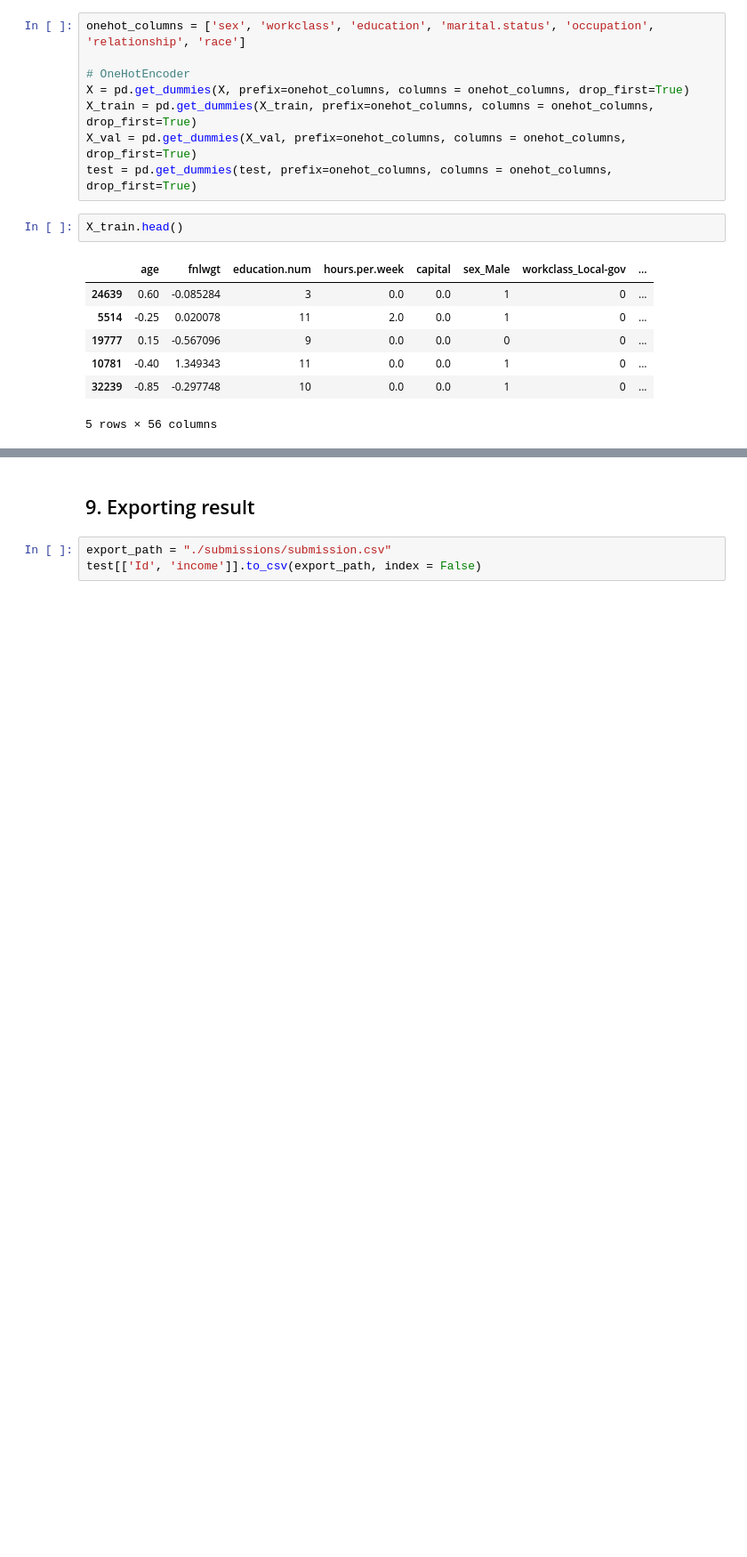
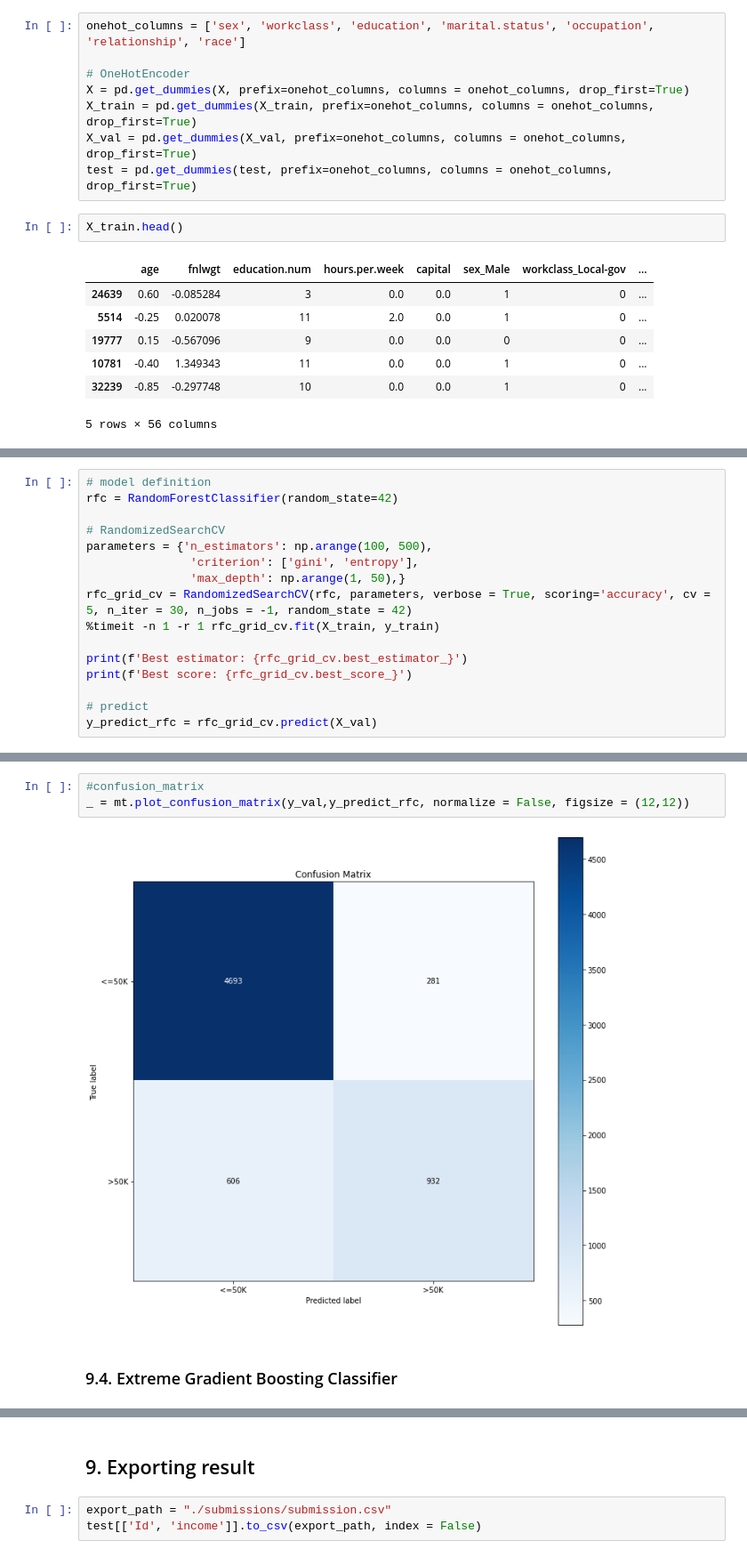
Before and after one commit to Lucas-Okamura/Adult-KNN, a Jupyter notebook: AdultProject.ipynb, the cells around one changed output, grey strips where cells are left out. Shown at 89% size. Cells and saved outputs as stored; diff of their text form; blank space fills up the shorter version.

```diff
--- a/AdultProject.ipynb
+++ b/AdultProject.ipynb
@@ -561,0 +568,16 @@ test.head()
+# %%
+# model definition
+rfc = RandomForestClassifier(random_state=42)
+
+# RandomizedSearchCV
+parameters = {'n_estimators': np.arange(100, 500),
+               'criterion': ['gini', 'entropy'],
+               'max_depth': np.arange(1, 50),}
+rfc_grid_cv = RandomizedSearchCV(rfc, parameters, verbose = True, scoring='accuracy', cv = 5, n_iter = 30, n_jobs = -1, random_state = 42)
+%timeit -n 1 -r 1 rfc_grid_cv.fit(X_train, y_train)
+
+print(f'Best estimator: {rfc_grid_cv.best_estimator_}')
+print(f'Best score: {rfc_grid_cv.best_score_}')
+
+# predict
+y_predict_rfc = rfc_grid_cv.predict(X_val)
@@ -561,0 +767,7 @@ test.head()
+# %%
+#confusion_matrix
+_ = mt.plot_confusion_matrix(y_val,y_predict_rfc, normalize = False, figsize = (12,12))
+# %% [output]
+[figure, added]
+# %% [markdown]
+### 9.4. Extreme Gradient Boosting Classifier
```
Also changed, not shown: parts of 54 cells of this notebook, 1 other file.
